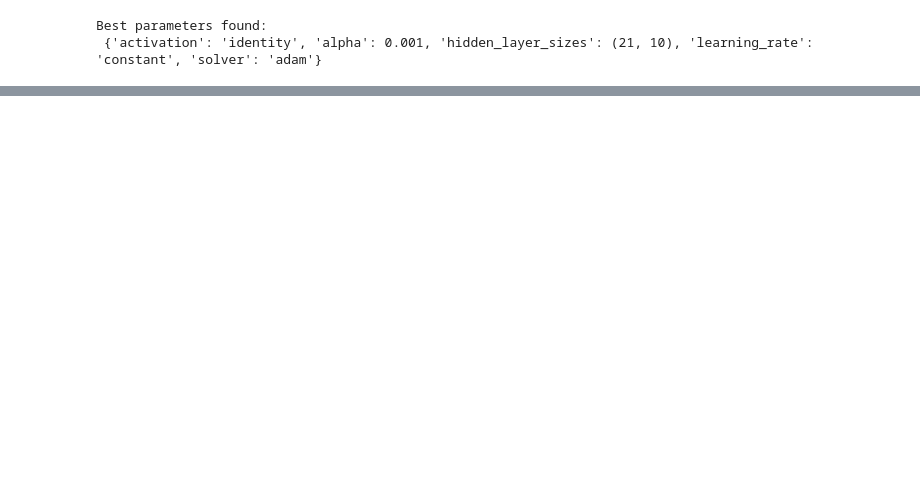
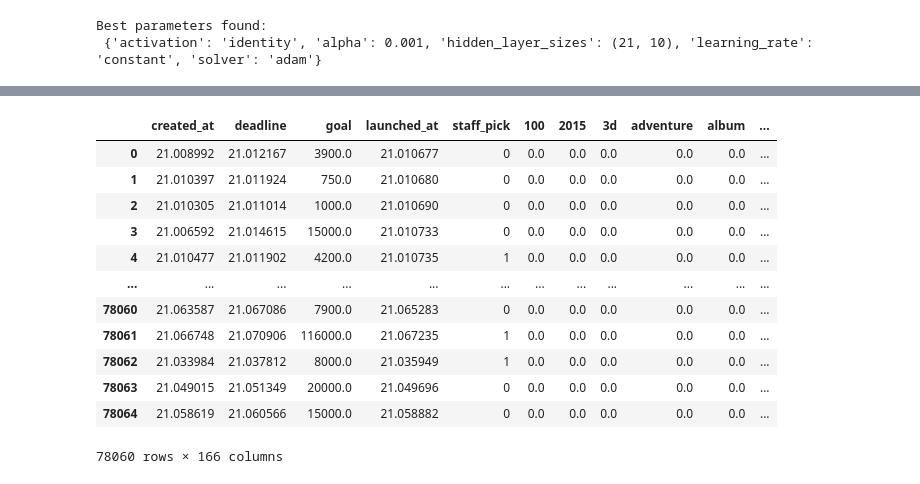
Before and after one commit to FXtrader6/KS_DSProject_VU, a Jupyter notebook: KS_project_trainset.ipynb, the cells around one changed output, grey strips where cells are left out. Saved outputs shown, nothing was run; the diff lists cells and outputs as text; code cells hidden in the pictures; blank space fills up the shorter version.

Commit message:
dropped non-numerical test columns

```diff
--- a/KS_project_trainset.ipynb
+++ b/KS_project_trainset.ipynb
@@ -582,0 +583,21 @@ for mean, std, params in zip(means, stds, clf.cv_results_['params']):
+# %%
+drop_test_columns = ['name', 'blurb', 'project_id', 'location', 'project_url', 'project_url_split','reward_url']
+kaggletestdf.drop(columns=drop_test_columns, inplace=True)
+# %%
+pd.set_option('display.max_columns', None)
+
+kaggletestdf
+# %% [output]
+|  | created_at | deadline | goal | launched_at | staff_pick | 100 | 2015 | 3d | adventure | album | ... |
+| 0 | 21.008992 | 21.012167 | 3900.0 | 21.010677 | 0 | 0.0 | 0.0 | 0.0 | 0.0 | 0.0 | ... |
+| 1 | 21.010397 | 21.011924 | 750.0 | 21.010680 | 0 | 0.0 | 0.0 | 0.0 | 0.0 | 0.0 | ... |
+| 2 | 21.010305 | 21.011014 | 1000.0 | 21.010690 | 0 | 0.0 | 0.0 | 0.0 | 0.0 | 0.0 | ... |
+| 3 | 21.006592 | 21.014615 | 15000.0 | 21.010733 | 0 | 0.0 | 0.0 | 0.0 | 0.0 | 0.0 | ... |
+| 4 | 21.010477 | 21.011902 | 4200.0 | 21.010735 | 1 | 0.0 | 0.0 | 0.0 | 0.0 | 0.0 | ... |
+| ... | ... | ... | ... | ... | ... | ... | ... | ... | ... | ... | ... |
+| 78060 | 21.063587 | 21.067086 | 7900.0 | 21.065283 | 0 | 0.0 | 0.0 | 0.0 | 0.0 | 0.0 | ... |
+| 78061 | 21.066748 | 21.070906 | 116000.0 | 21.067235 | 1 | 0.0 | 0.0 | 0.0 | 0.0 | 0.0 | ... |
+| 78062 | 21.033984 | 21.037812 | 8000.0 | 21.035949 | 1 | 0.0 | 0.0 | 0.0 | 0.0 | 0.0 | ... |
+| 78063 | 21.049015 | 21.051349 | 20000.0 | 21.049696 | 0 | 0.0 | 0.0 | 0.0 | 0.0 | 0.0 | ... |
+| 78064 | 21.058619 | 21.060566 | 15000.0 | 21.058882 | 0 | 0.0 | 0.0 | 0.0 | 0.0 | 0.0 | ... |
+78060 rows × 166 columns
```
Also changed, not shown: parts of 8 cells of this notebook.
